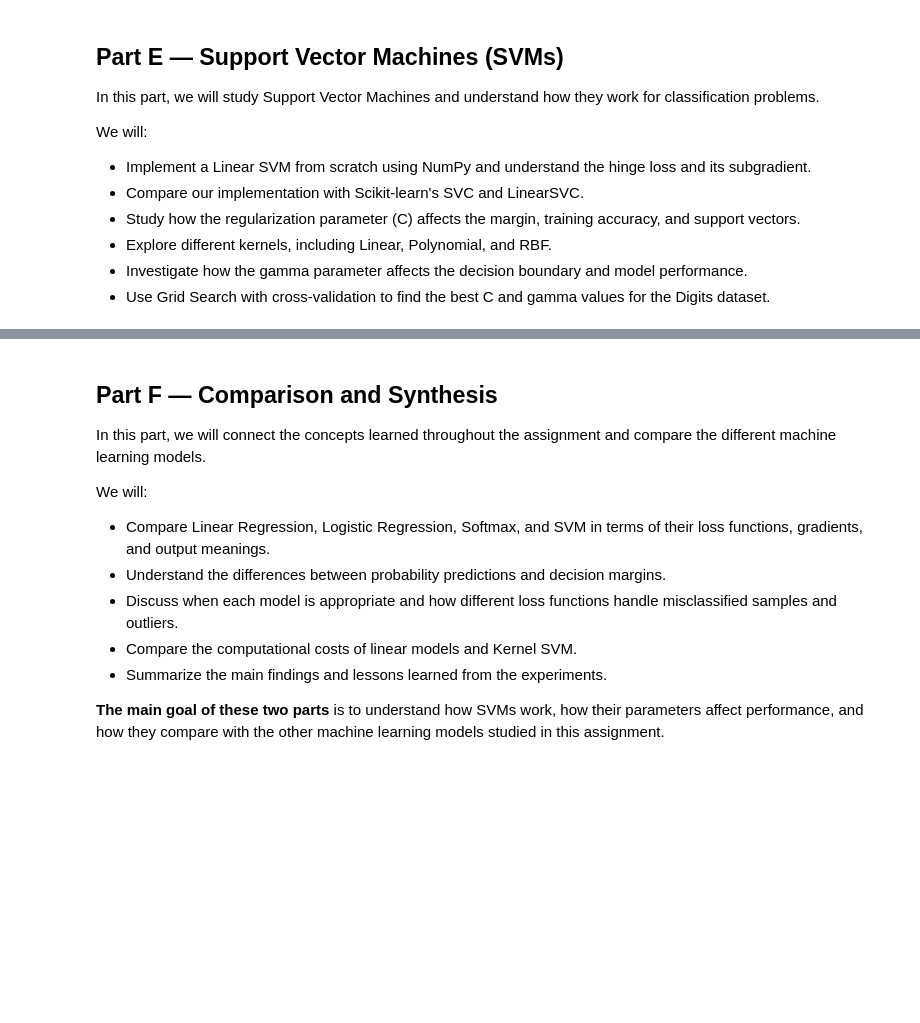
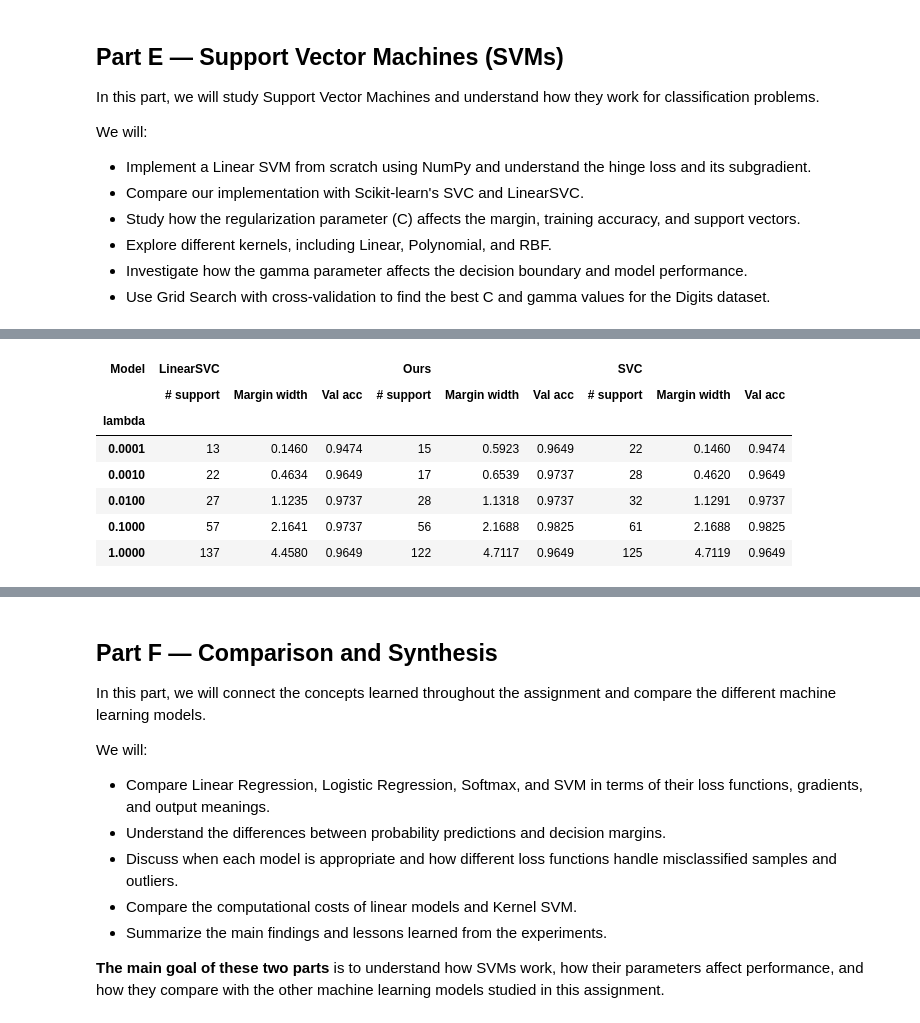
Before and after one commit to YaseenRamzyy/ML-Assignment-2, a Jupyter notebook: ML_Assignment_2.ipynb, the cells around one changed output, grey strips where cells are left out. Saved outputs shown, nothing was run; the diff lists cells and outputs as text; code cells hidden in the pictures; blank space fills up the shorter version.

```diff
--- a/ML_Assignment_2.ipynb
+++ b/ML_Assignment_2.ipynb
@@ -2220,23 +2243,19 @@ eta_t = 1/sqrt(t)    final objective 0.06080   final validation accuracy 0.9737
 [figure]
 # %%
-# Task 24 — Our linear SVM vs scikit-learn (reuses svm_objective, svm_gradient and svm_scaler from Task 23)
+# Task 24 — Our linear SVM vs scikit-learn
+# Reuses from Task 23: Xs_tr, Xs_va, Xs_te, ys_tr, ys_va, svm_objective, svm_gradient, svm_predict (and accuracy from Task 3)
 from sklearn.svm import SVC, LinearSVC
 
-bc = splits["Breast cancer"]
-X_tr, X_va, X_te = (svm_scaler.transform(bc[k]) for k in ("X_train", "X_val", "X_test"))
-y_tr, y_va = 2 * bc["y_train"] - 1, 2 * bc["y_val"] - 1          # labels in {-1, +1}
-N_tr = len(X_tr)
-
+N_tr = len(Xs_tr)
 
 def fit_svm(lam, iters=20000):
     """Full-batch subgradient descent with step size 1/sqrt(t)."""
-    w, b = np.zeros(X_tr.shape[1]), 0.0
+    w, b = np.zeros(Xs_tr.shape[1]), 0.0
     for t in range(1, iters + 1):
-        dw, db = svm_gradient(X_tr, y_tr, w, b, lam)
+        dw, db = svm_gradient(Xs_tr, ys_tr, w, b, lam)
         w -= dw / np.sqrt(t)
         b -= db / np.sqrt(t)
     return w, b
-
 
 def margin_width(w):
     return 2 / np.linalg.norm(w)
@@ -2244,48 +2263,59 @@ def margin_width(w):
 
 def count_margin_points(w, b):
     """Number of training points with y*f(x) <= 1."""
-    return int(np.sum(y_tr * (X_tr @ w + b) <= 1))
-
-
-def val_accuracy(w, b):
-    return np.mean(np.where(X_va @ w + b >= 0, 1, -1) == y_va)
+    return int(np.sum(ys_tr * (Xs_tr @ w + b) <= 1))
 
 
 # (a) detailed comparison at lambda = 0.01
+# C = 1/(lambda*N) makes SVC minimize the same objective as ours, so both should reach (almost) the same optimum.
 lam = 0.01
 w_own, b_own = fit_svm(lam)
-svc = SVC(kernel="linear", C=1 / (lam * N_tr)).fit(X_tr, y_tr)
+svc = SVC(kernel="linear", C=1 / (lam * N_tr)).fit(Xs_tr, ys_tr)
 w_svc, b_svc = svc.coef_[0], svc.intercept_[0]
 
-obj_own = svm_objective(X_tr, y_tr, w_own, b_own, lam)
-obj_svc = svm_objective(X_tr, y_tr, w_svc, b_svc, lam)
+obj_own = svm_objective(Xs_tr, ys_tr, w_own, b_own, lam)
+obj_svc = svm_objective(Xs_tr, ys_tr, w_svc, b_svc, lam)
 cosine = w_own @ w_svc / (np.linalg.norm(w_own) * np.linalg.norm(w_svc))
-agreement = np.mean(np.where(X_te @ w_own + b_own >= 0, 1, -1) == svc.predict(X_te))
+agreement = accuracy(svm_predict(Xs_te, w_own, b_own), svc.predict(Xs_te))
 n_own, n_svc = count_margin_points(w_own, b_own), svc.n_support_.sum()
 
-print(f"Objective        ours {obj_own:.5f}   SVC {obj_svc:.5f}   relative difference {abs(obj_own - obj_svc) / obj_svc:.2e}  (need < 1e-3)")
-print(f"Cosine similarity of weights: {cosine:.5f}  (need >= 0.99)")
-print(f"Test prediction agreement   : {agreement:.2%}  (need >= 98%)")
-print(f"Margin width     ours {margin_width(w_own):.4f}   SVC {margin_width(w_svc):.4f}")
-print(f"Points with y f(x) <= 1: ours {n_own}   SVC n_support_: {n_svc}   difference {abs(n_own - n_svc)}  (need <= 5)")
+rel_diff = abs(obj_own - obj_svc) / obj_svc
+print("Task 24(a): Scratch SVM vs SVC (lambda = 0.01, 20,000 iterations)")
+print("Objective (ours):", round(obj_own, 5))
+print("Objective (SVC):", round(obj_svc, 5))
+print("Relative difference:", f"{rel_diff:.2e}", "| satisfied (< 1e-3):", rel_diff < 1e-3)
+
+print("\nCosine similarity of weights:", round(cosine, 5), "| satisfied (>= 0.99):", cosine >= 0.99)
+print("Test prediction agreement (%):", round(agreement * 100, 2), "| satisfied (>= 98):", agreement >= 0.98)
+
+print("\nMargin width (ours):", round(margin_width(w_own), 4))
+print("Margin width (SVC):", round(margin_width(w_svc), 4))
+
+print("\nPoints with y*f(x) <= 1 (ours):", n_own)
+print("SVC support vectors (n_support_):", n_svc)
+print("Support count difference:", abs(n_own - n_svc), "| satisfied (<= 5):", abs(n_own - n_svc) <= 5)
 
 # (b) sweep over lambda
+# for small lambda (<= 1e-3) the true optimum has a very large ||w|| (tiny margin); 1/sqrt(t) steps cannot get
+# there in 20,000 iterations, so OUR margin/objective differ while SVC and LinearSVC agree with each other.
+# LinearSVC has no n_support_, so its support count is the number of points with y*f(x) <= 1.
 rows = []
 for lam in [1e-4, 1e-3, 1e-2, 1e-1, 1]:
     C = 1 / (lam * N_tr)
     w, b = fit_svm(lam)
-    svc = SVC(kernel="linear", C=C).fit(X_tr, y_tr)
-    lin = LinearSVC(loss="hinge", C=C, max_iter=200000, tol=1e-8, random_state=42).fit(X_tr, y_tr)
+    svc = SVC(kernel="linear", C=C).fit(Xs_tr, ys_tr)
+    lin = LinearSVC(loss="hinge", C=C, max_iter=200000, tol=1e-8, random_state=42).fit(Xs_tr, ys_tr)
     w_lin, b_lin = lin.coef_[0], lin.intercept_[0]
 
     rows += [
-        {"lambda": lam, "Model": "Ours",      "Val acc": val_accuracy(w, b),
+        {"lambda": lam, "Model": "Ours",      "Val acc": accuracy(ys_va, svm_predict(Xs_va, w, b)),
          "Margin width": margin_width(w), "# support": count_margin_points(w, b)},
-        {"lambda": lam, "Model": "SVC",       "Val acc": svc.score(X_va, y_va),
+        {"lambda": lam, "Model": "SVC",       "Val acc": svc.score(Xs_va, ys_va),
          "Margin width": margin_width(svc.coef_[0]), "# support": svc.n_support_.sum()},
-        {"lambda": lam, "Model": "LinearSVC", "Val acc": val_accuracy(w_lin, b_lin),
+        {"lambda": lam, "Model": "LinearSVC", "Val acc": accuracy(ys_va, svm_predict(Xs_va, w_lin, b_lin)),
          "Margin width": margin_width(w_lin), "# support": count_margin_points(w_lin, b_lin)},   # no n_support_
     ]
+print("\nTask 24(b): Lambda Sweep (validation accuracy, margin width, support count)")
 sweep = pd.DataFrame(rows).pivot(index="lambda", columns="Model").swaplevel(axis=1).sort_index(axis=1)
 display(sweep.round(4))
 # %% [output]
@@ -2293 +2338,9 @@ NameError: name 'svm_scaler' is not defined
+| Model | LinearSVC |  |  | Ours |  |  | SVC |  |  |
+|  | # support | Margin width | Val acc | # support | Margin width | Val acc | # support | Margin width | Val acc |
+| lambda |  |  |  |  |  |  |  |  |  |
+| 0.0001 | 13 | 0.1460 | 0.9474 | 15 | 0.5923 | 0.9649 | 22 | 0.1460 | 0.9474 |
+| 0.0010 | 22 | 0.4634 | 0.9649 | 17 | 0.6539 | 0.9737 | 28 | 0.4620 | 0.9649 |
+| 0.0100 | 27 | 1.1235 | 0.9737 | 28 | 1.1318 | 0.9737 | 32 | 1.1291 | 0.9737 |
+| 0.1000 | 57 | 2.1641 | 0.9737 | 56 | 2.1688 | 0.9825 | 61 | 2.1688 | 0.9825 |
+| 1.0000 | 137 | 4.4580 | 0.9649 | 122 | 4.7117 | 0.9649 | 125 | 4.7119 | 0.9649 |
 # %%
```
Also changed, not shown: parts of 9 cells of this notebook.
